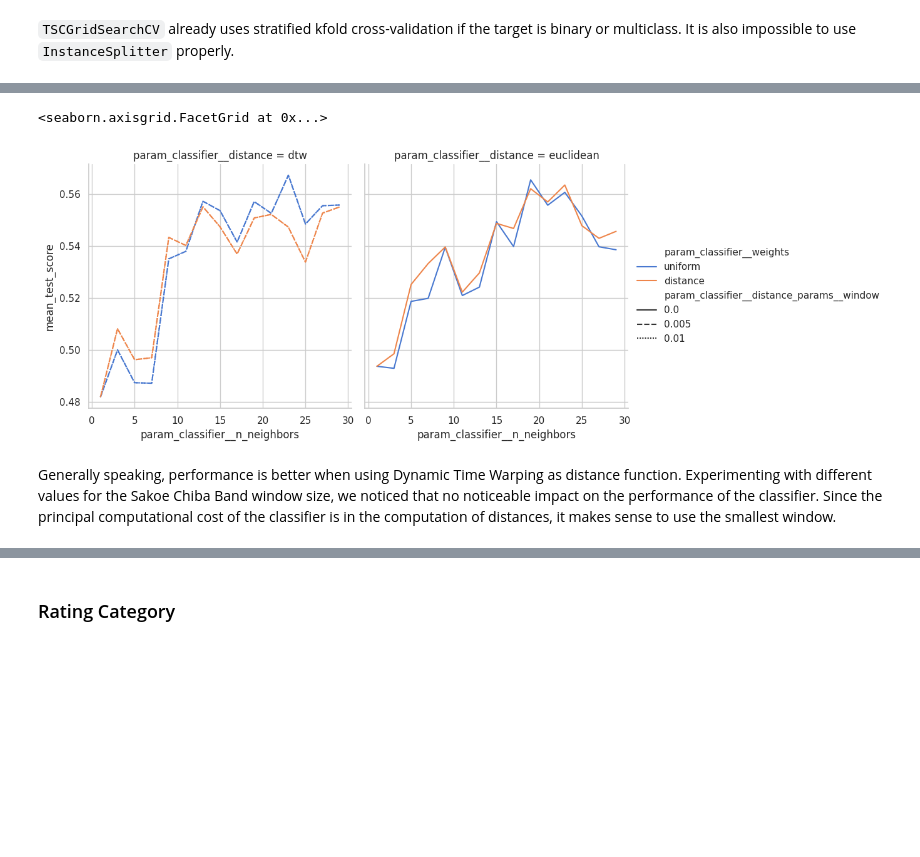
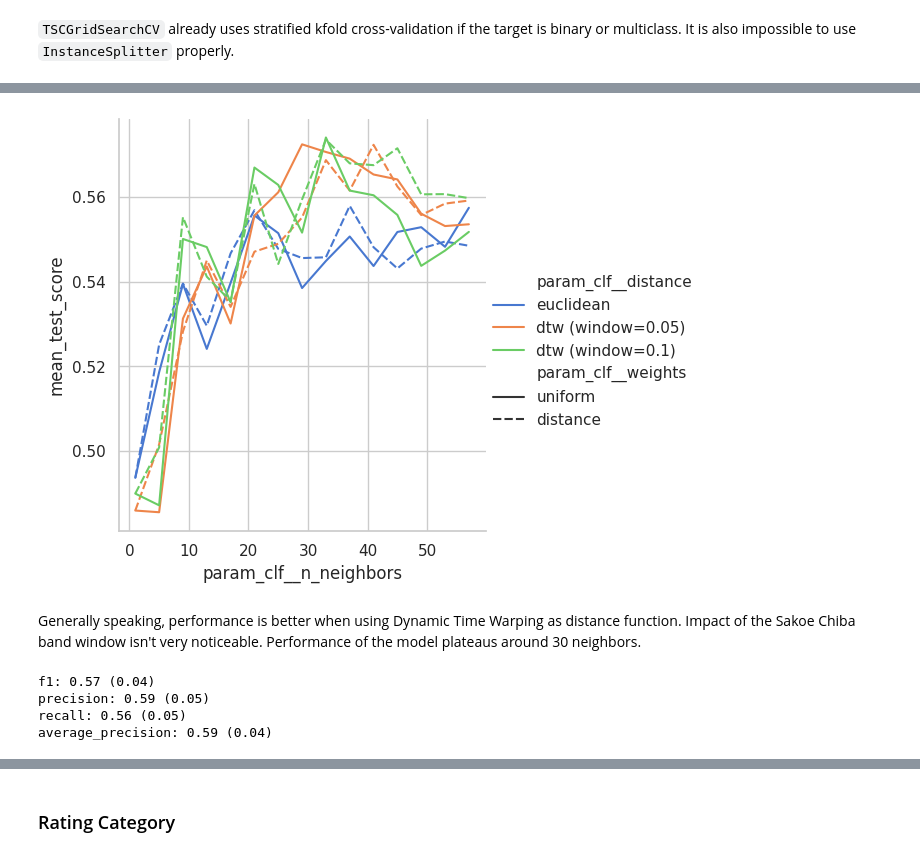
Before and after one commit to g-fabiani4-unipi/dm2_project, a Jupyter notebook: src/time_series/knn.ipynb, the cells around one changed output, grey strips where cells are left out. Saved outputs shown, nothing was run; the diff lists cells and outputs as text; code cells hidden in the pictures; blank space fills up the shorter version.

Commit message:
Refactor code for distance based and global features based models. Report results from cross-validation

```diff
--- a/src/time_series/knn.ipynb
+++ b/src/time_series/knn.ipynb
@@ -29,0 +36,6 @@ train_X = train_X.set_index(['id', 'time'])
+# %%
+def dtw005(x, y):
+    return dtw_distance(x, y, window=.05)
+
+def dtw01(x, y):
+    return dtw_distance(x, y, window=.1)
@@ -37,5 +63,8 @@ train_y.shape
 # %% [output]
 (850,)
 # %%
-pipeline = TabularToSeriesAdaptor(StandardScaler(), fit_in_transform=True) * KNeighborsTimeSeriesClassifier()
-pipeline
+pipeline = Pipeline([
+    ('scaler', Normalizer()),
+    ('clf', KNeighborsTimeSeriesClassifier())],
+    memory=cachedir
+)
@@ -46,21 +71,14 @@ ClassifierPipeline(classifier=KNeighborsTimeSeriesClassifier(),
 # %%
-ks = np.arange(1, 31, 2)
+ks = np.arange(1, 60, 4)
 
-param_grid = [
-    {'classifier__distance': ('dtw',),
-    'classifier__n_neighbors': ks,
-    'classifier__distance_params__window': (.005, .01),
-    'classifier__weights': ('uniform', 'distance')
-    },
-    {'classifier__distance': ('euclidean',),
-     'classifier__n_neighbors': ks,
-     'classifier__weights': ('uniform', 'distance')
-     }
-]
+param_grid = {'clf__distance': ('euclidean', dtw005, dtw01),
+    'clf__n_neighbors': ks,
+    'clf__weights': ('uniform', 'distance')
+    }
 # %% [markdown]
 `TSCGridSearchCV` already uses stratified kfold cross-validation if the target is binary or multiclass. It is also impossible to use `InstanceSplitter` properly.
 # %%
-grid = TSCGridSearchCV(
+grid = GridSearchCV(
     pipeline, param_grid=param_grid,
     scoring='f1', n_jobs=-1, verbose=2,
 )
@@ -107,12 +123,7 @@ print(grid.best_params_)
 # %%
-results = pd.DataFrame(grid.cv_results_)
-results.fillna(0, inplace=True)
-sns.relplot(results, x='param_classifier__n_neighbors', y='mean_test_score',
-            style='param_classifier__distance_params__window',
-            hue='param_classifier__weights', col='param_classifier__distance',
-            kind='line')
+plot_results(grid.cv_results_)
 # %% [output]
-<seaborn.axisgrid.FacetGrid at 0x...>
-[figure, old version]
+[figure, new version]
 # %% [markdown]
-Generally speaking, performance is better when using Dynamic Time Warping as distance function. Experimenting with different values for the Sakoe Chiba Band window size, we noticed that no noticeable impact on the performance of the classifier. Since the principal computational cost of the classifier is in the computation of distances, it makes sense to use the smallest window.
+Generally speaking, performance is better when using Dynamic Time Warping as distance function. Impact of the Sakoe Chiba band window isn't very noticeable.
+Performance of the model plateaus around 30 neighbors.
@@ -120,0 +134,7 @@ action_shape_knn = grid.best_estimator_
+# %%
+print_cv_results(cv_results)
+# %% [output]
+f1: 0.57 (0.04)
+precision: 0.59 (0.05)
+recall: 0.56 (0.05)
+average_precision: 0.59 (0.04)
```
Also changed, not shown: parts of 85 cells of this notebook.
